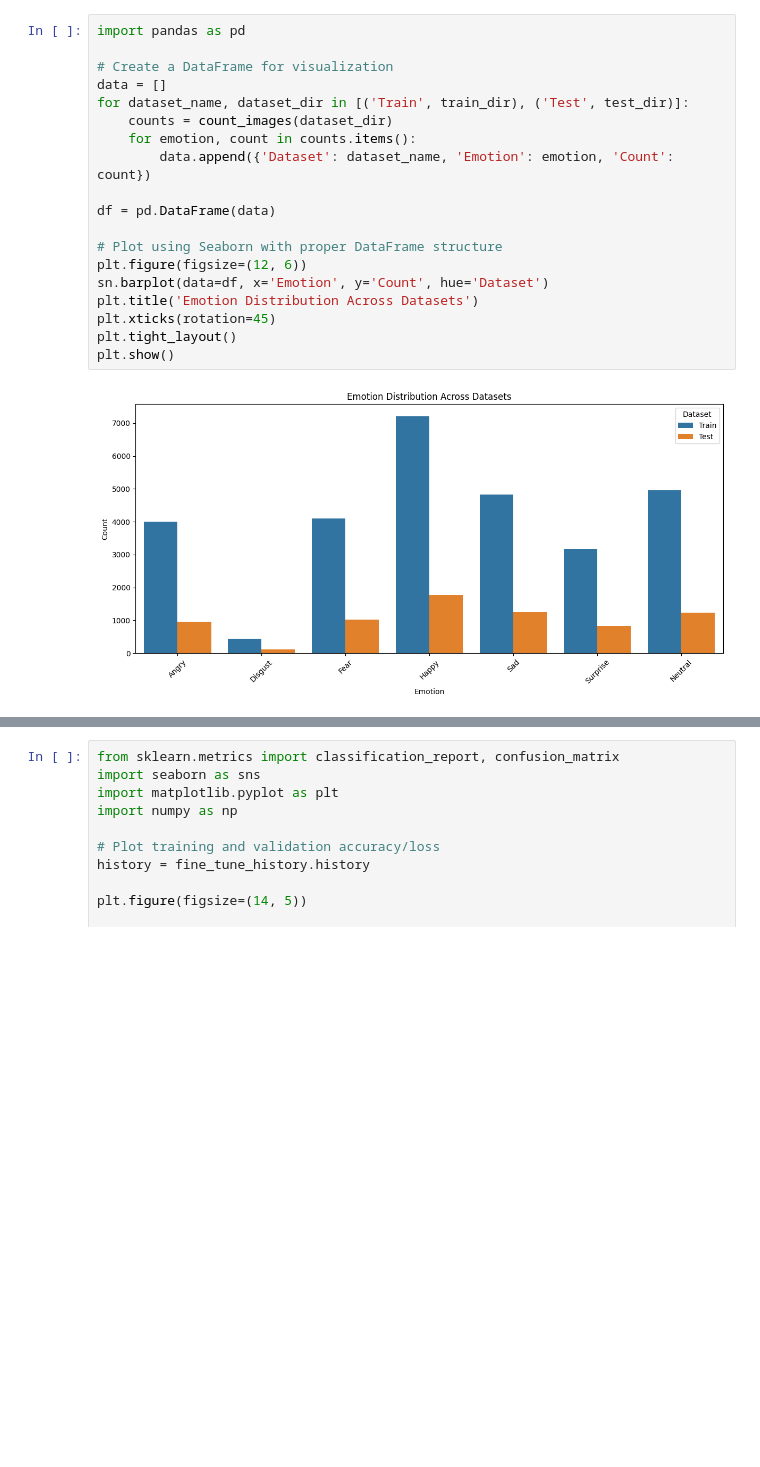
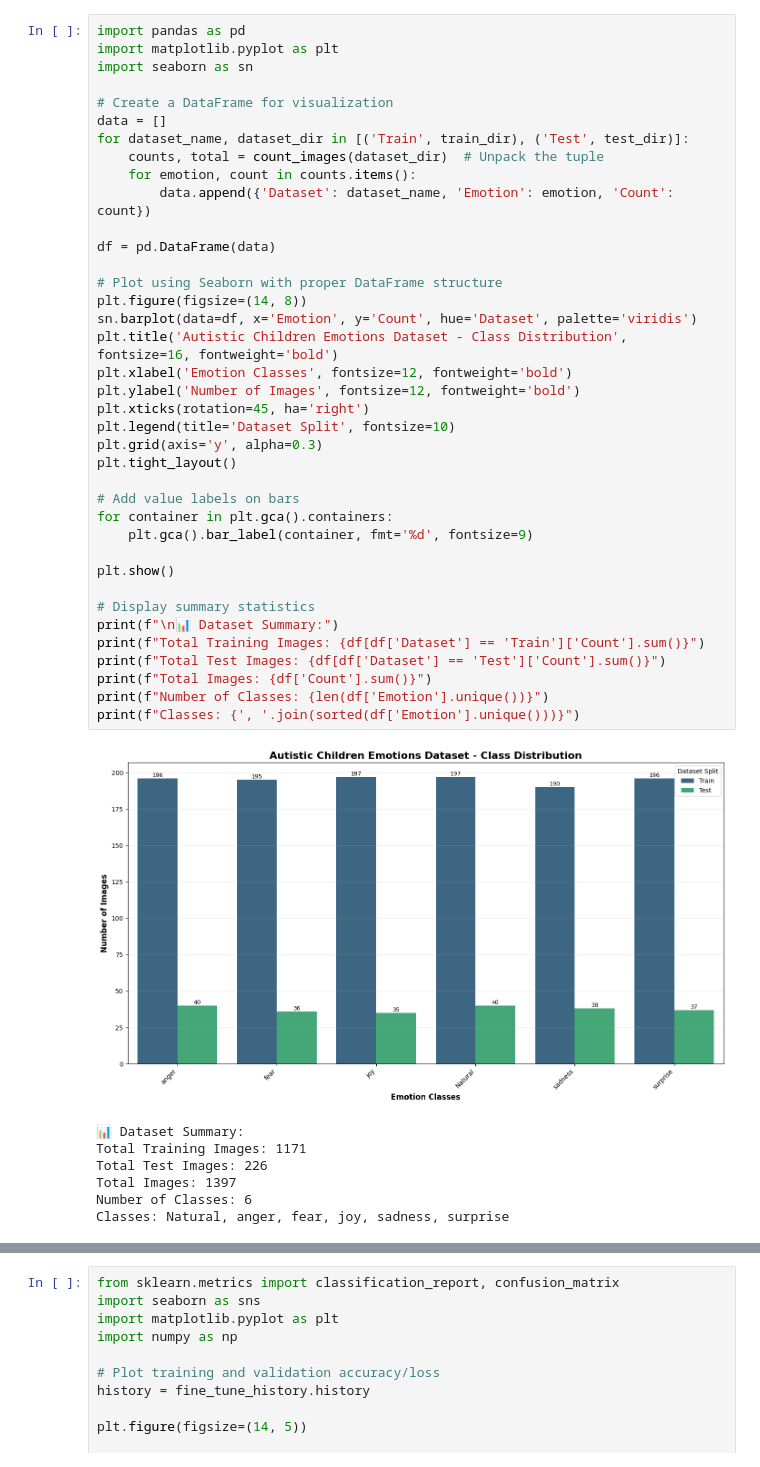
Before and after one commit to abdullah956/h-vgxe, a Jupyter notebook: xception.ipynb, the cells around one changed output, grey strips where cells are left out. Cells and saved outputs as stored; diff of their text form; blank space fills up the shorter version.

Commit message:
feat: Integrate Autistic Children Emotions Dataset, add new model experiment notebooks, and include evaluation plots.

```diff
--- a/xception.ipynb
+++ b/xception.ipynb
@@ -50,22 +88,47 @@ Test Set: {'Angry': 958, 'Disgust': 111, 'Fear': 1024, 'Happy': 1774, 'Sad': 124
 # %%
 import pandas as pd
+import matplotlib.pyplot as plt
+import seaborn as sn
 
 # Create a DataFrame for visualization
 data = []
 for dataset_name, dataset_dir in [('Train', train_dir), ('Test', test_dir)]:
-    counts = count_images(dataset_dir)
+    counts, total = count_images(dataset_dir)  # Unpack the tuple
     for emotion, count in counts.items():
         data.append({'Dataset': dataset_name, 'Emotion': emotion, 'Count': count})
 
 df = pd.DataFrame(data)
 
 # Plot using Seaborn with proper DataFrame structure
-plt.figure(figsize=(12, 6))
-sn.barplot(data=df, x='Emotion', y='Count', hue='Dataset')
-plt.title('Emotion Distribution Across Datasets')
-plt.xticks(rotation=45)
+plt.figure(figsize=(14, 8))
+sn.barplot(data=df, x='Emotion', y='Count', hue='Dataset', palette='viridis')
+plt.title('Autistic Children Emotions Dataset - Class Distribution', fontsize=16, fontweight='bold')
+plt.xlabel('Emotion Classes', fontsize=12, fontweight='bold')
+plt.ylabel('Number of Images', fontsize=12, fontweight='bold')
+plt.xticks(rotation=45, ha='right')
+plt.legend(title='Dataset Split', fontsize=10)
+plt.grid(axis='y', alpha=0.3)
 plt.tight_layout()
+
+# Add value labels on bars
+for container in plt.gca().containers:
+    plt.gca().bar_label(container, fmt='%d', fontsize=9)
+
 plt.show()
+
+# Display summary statistics
+print(f"\n📊 Dataset Summary:")
+print(f"Total Training Images: {df[df['Dataset'] == 'Train']['Count'].sum()}")
+print(f"Total Test Images: {df[df['Dataset'] == 'Test']['Count'].sum()}")
+print(f"Total Images: {df['Count'].sum()}")
+print(f"Number of Classes: {len(df['Emotion'].unique())}")
+print(f"Classes: {', '.join(sorted(df['Emotion'].unique()))}")
 # %% [output]
-[figure, old version]
+[figure, new version]
+📊 Dataset Summary:
+Total Training Images: 1171
+Total Test Images: 226
+Total Images: 1397
+Number of Classes: 6
+Classes: Natural, anger, fear, joy, sadness, surprise
 # %%
```
Also changed, not shown: parts of 8 cells of this notebook, 16 other files.
